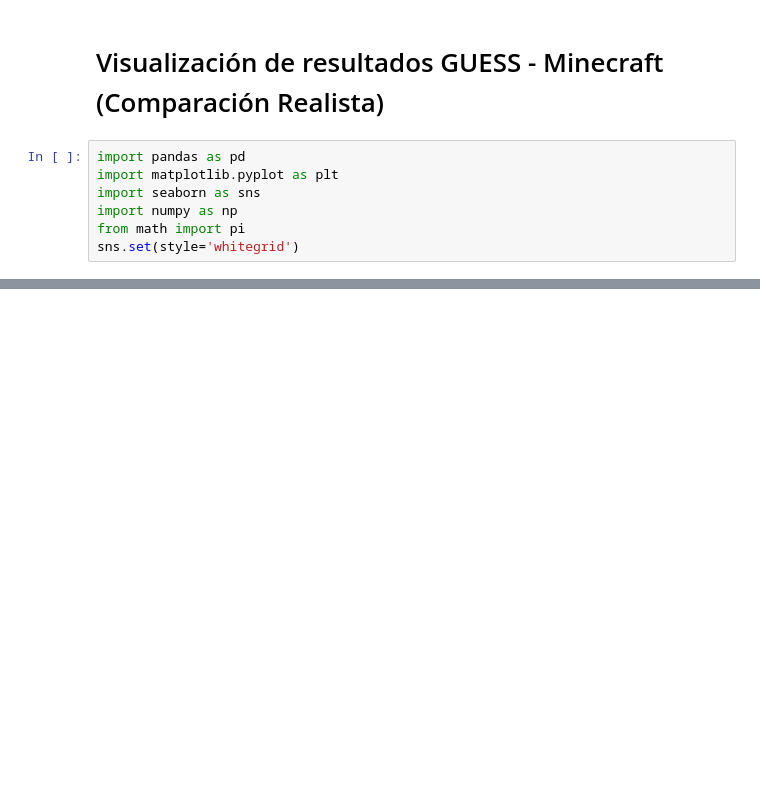
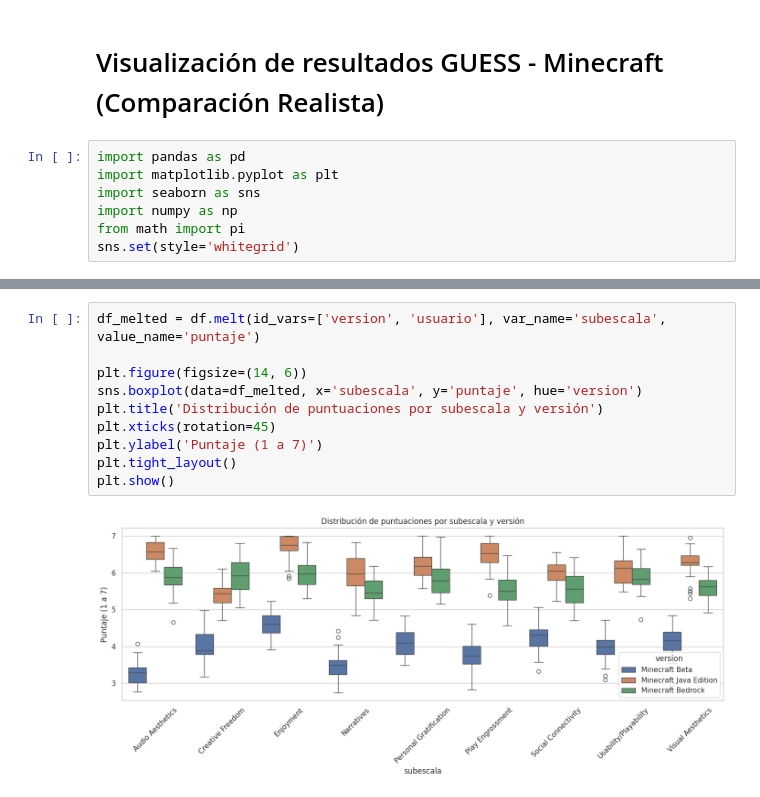
Before and after one commit to ClaudixoPG/ESI_2025_S1, a Jupyter notebook: notebooks/Visualizaciones_GUESS_Minecraft.ipynb, the cells around one changed output, grey strips where cells are left out. Cells and saved outputs as stored; diff of their text form; blank space fills up the shorter version.

```diff
--- a/notebooks/Visualizaciones_GUESS_Minecraft.ipynb
+++ b/notebooks/Visualizaciones_GUESS_Minecraft.ipynb
@@ -45,0 +177,12 @@ plt.show()
+# %%
+df_melted = df.melt(id_vars=['version', 'usuario'], var_name='subescala', value_name='puntaje')
+
+plt.figure(figsize=(14, 6))
+sns.boxplot(data=df_melted, x='subescala', y='puntaje', hue='version')
+plt.title('Distribución de puntuaciones por subescala y versión')
+plt.xticks(rotation=45)
+plt.ylabel('Puntaje (1 a 7)')
+plt.tight_layout()
+plt.show()
+# %% [output]
+[figure, added]
```
Also changed, not shown: parts of 16 cells of this notebook.
